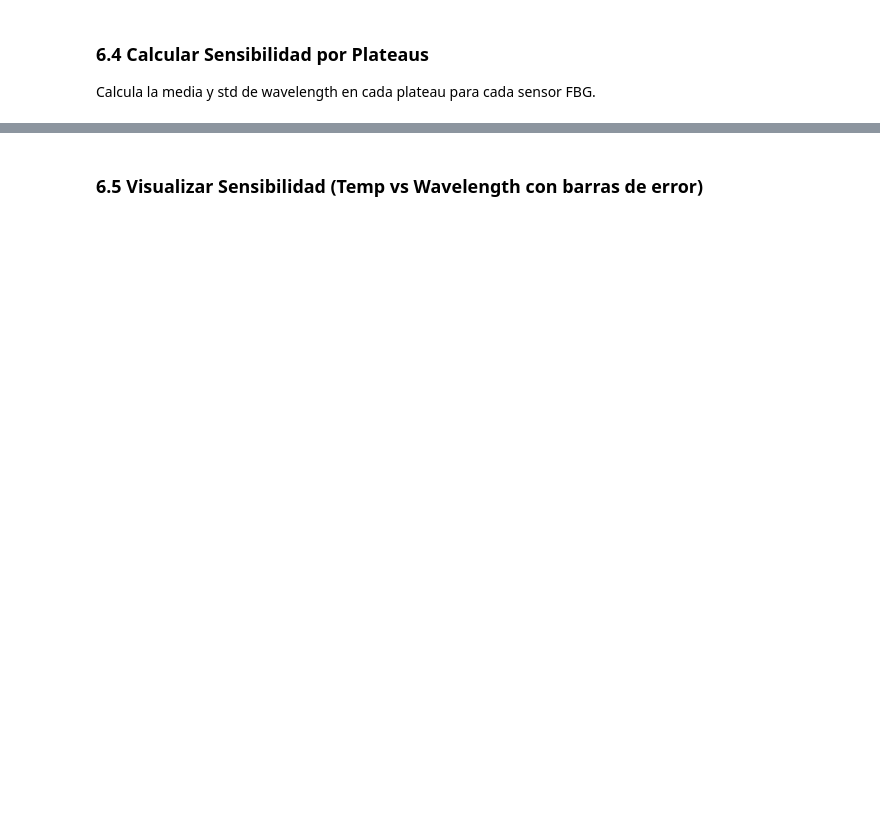
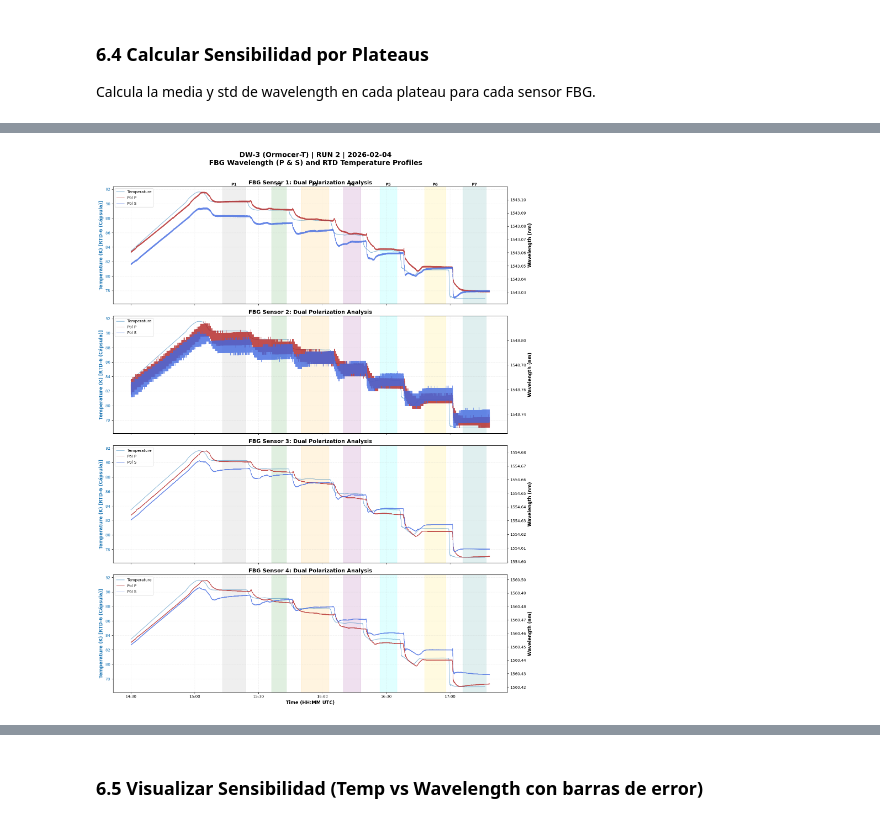
Before and after one commit to garpol/rtd-calibration-ana, a Jupyter notebook: FBG_Sensitivity_Analysis/Analisis_FBG_DW3_T_20260204.ipynb, the cells around one changed output, grey strips where cells are left out. Saved outputs shown, nothing was run; the diff lists cells and outputs as text; code cells hidden in the pictures; blank space fills up the shorter version.

```diff
--- a/FBG_Sensitivity_Analysis/Analisis_FBG_DW3_T_20260204.ipynb
+++ b/FBG_Sensitivity_Analysis/Analisis_FBG_DW3_T_20260204.ipynb
@@ -798,13 +734,13 @@ Plateaus basados en niveles de presión:
 # Formato: [("Nombre", "HH:MM", "HH:MM"), ...]
 
 manual_plateaus = [
-    ("Plateau 1 (2.75 bar)", "15:05", "15:24"),
-    ("Plateau 2 (2.4 bar)", "15:30", "15:43"),
-    ("Plateau 3 (2.0 bar)", "15:46", "16:02"),
-    ("Plateau 4 (1.5 bar)", "16:05", "16:17"),
-    ("Plateau 5 (1.0 bar)", "16:19", "16:34"),
-    ("Plateau 6 (0.5 bar)", "16:36", "16:58"),
-    ("Plateau 7 (0 bar)", "17:01", "17:15"),
+    ("Plateau 1 (2.75 bar)", "15:13", "15:24"),
+    ("Plateau 2 (2.4 bar)", "15:36", "15:43"),
+    ("Plateau 3 (2.0 bar)", "15:50", "16:03"),
+    ("Plateau 4 (1.5 bar)", "16:10", "16:18"),
+    ("Plateau 5 (1.0 bar)", "16:27", "16:35"),
+    ("Plateau 6 (0.5 bar)", "16:48", "16:58"),
+    ("Plateau 7 (0 bar)", "17:06", "17:17"),
 ]
 
 # Activar plateaus manuales
@@ -814,7 +750,7 @@ use_manual_plateaus = True
 plateau_data = []
 
 if use_manual_plateaus and len(manual_plateaus) > 0:
-    print("✅ Usando plateaus manuales:")
+    print("[OK] Usando plateaus manuales:")
     print("="*80)
 
     for name, t0_str, tfin_str in manual_plateaus:
@@ -863,7 +799,7 @@ if use_manual_plateaus and len(manual_plateaus) > 0:
             print(f"⚠️ {name}: No hay datos de temperatura en este rango")
 
     print("="*80)
-    print(f"\n✅ {len(plateau_data)} plateaus definidos")
+    print(f"\n[OK] {len(plateau_data)} plateaus definidos")
 else:
     print("ℹ️ Plateaus desactivados")
 # %% [output]
@@ -937,3 +873,70 @@ FBG-1: 7 plateaus procesados
 FBG-2: 7 plateaus procesados
 FBG-3: 7 plateaus procesados
 FBG-4: 7 plateaus procesados
+# %%
+# ============================================================================
+# PLOT 1: Wavelength (P & S) vs Temperature with Shaded Plateaus
+# Fiber: DW-3 (Ormocer-T) | RUN 2 | Date: 2026-02-04
+# ============================================================================
+
+import matplotlib.pyplot as plt
+import matplotlib.dates as mdates
+
+# Configuration
+color_temp = 'tab:blue'
+color_pol_p = 'firebrick'   # Polarization P
+color_pol_s = 'royalblue'   # Polarization S
+plateau_colors = ['gray', 'green', 'orange', 'purple', 'cyan', 'gold', 'teal']
+
+# Using sensors 1, 2, 3, 4 (Run 2 has FBG-4)
+sensors_to_plot = [1, 2, 3, 4]
+fig, axes = plt.subplots(len(sensors_to_plot), 1, figsize=(16, 5 * len(sensors_to_plot)), sharex=True)
+
+for idx, sensor_num in enumerate(sensors_to_plot):
+    label_p = f"FBG-{sensor_num}-P"
+    label_s = f"FBG-{sensor_num}-S"
+
+    if label_p not in fbg_filtered_data: continue
+
+    data_p = fbg_filtered_data[label_p]
+    data_s = fbg_filtered_data[label_s]
+    ax1 = axes[idx]
+
+    # 1. Left Axis: Temperature
+    ax1.set_ylabel(f'Temperature (K) [{rtd_ref_name}]', fontsize=12, color=color_temp, fontweight='bold')
+    ax1.plot(times_temp_ref, temp_ref_valid, color=color_temp, linewidth=1.5, alpha=0.5, label='Temperature')
+    ax1.tick_params(axis='y', labelcolor=color_temp)
+    ax1.grid(True, alpha=0.2, linestyle='--')
+
+    # 2. Add Shaded Plateaus
+    if 'plateau_data' in globals() and len(plateau_data) > 0:
+        for p_idx, plateau in enumerate(plateau_data):
+            p_color = plateau_colors[p_idx % len(plateau_colors)]
+            ax1.axvspan(plateau["t0"], plateau["tfin"], color=p_color, alpha=0.12)
+            if idx == 0:
+                mid_time = plateau["t0"] + (plateau["tfin"] - plateau["t0"]) / 2
+                ax1.text(mid_time, ax1.get_ylim()[1], f'P{p_idx+1}', ha='center', va='bottom', fontweight='bold')
+
+    # 3. Right Axis: Wavelength (P & S Superimposed)
+    ax2 = ax1.twinx()
+    ax2.set_ylabel('Wavelength (nm)', fontsize=12, color='black', fontweight='bold')
+    ax2.plot(data_p["timestamps"], data_p["wavelength"], color=color_pol_p, linewidth=0.8, alpha=0.8, label=f'Pol P')
+    ax2.plot(data_s["timestamps"], data_s["wavelength"], color=color_pol_s, linewidth=0.8, alpha=0.8, label=f'Pol S')
+    ax2.tick_params(axis='y', labelcolor='black')
+    ax2.ticklabel_format(useOffset=False, axis='y')
+
+    # Titles and Legends
+    ax1.set_title(f'FBG Sensor {sensor_num}: Dual Polarization Analysis', fontsize=14, fontweight='bold')
+    lines1, labels1 = ax1.get_legend_handles_labels()
+    lines2, labels2 = ax2.get_legend_handles_labels()
+    ax1.legend(lines1 + lines2, labels1 + labels2, loc='upper left', framealpha=0.9)
+
+# Formatting
+axes[-1].set_xlabel('Time (HH:MM UTC)', fontsize=12, fontweight='bold')
+axes[-1].xaxis.set_major_formatter(mdates.DateFormatter('%H:%M'))
+plt.suptitle(f'DW-3 (Ormocer-T) | RUN 2 | 2026-02-04\nFBG Wavelength (P & S) and RTD Temperature Profiles',
+             fontsize=18, y=1.01, fontweight='bold')
+plt.tight_layout()
+plt.show()
+# %% [output]
+[figure, added]
```
Also changed, not shown: parts of 22 cells of this notebook, 17 other files.
